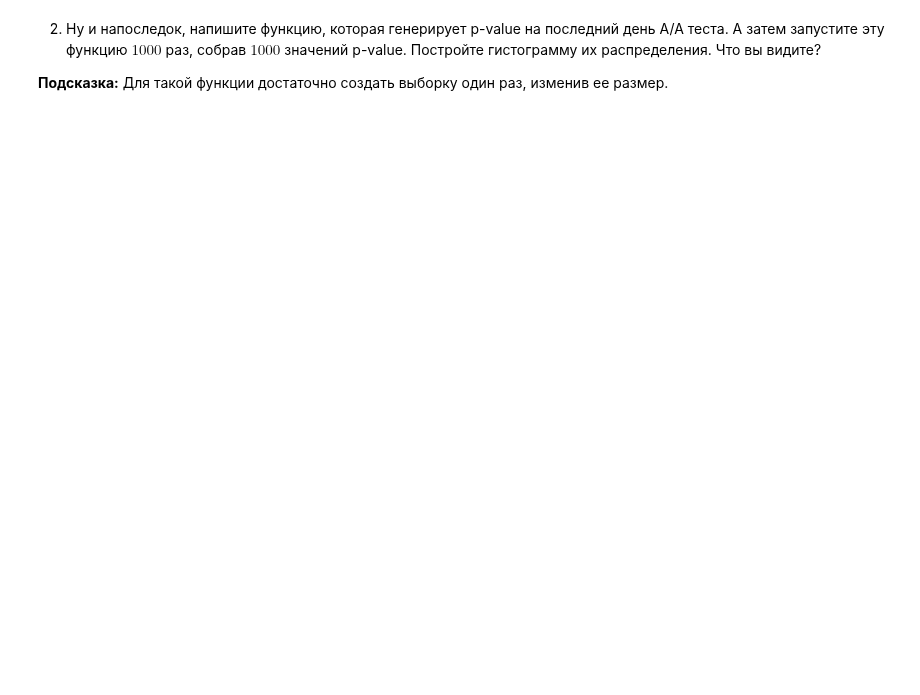
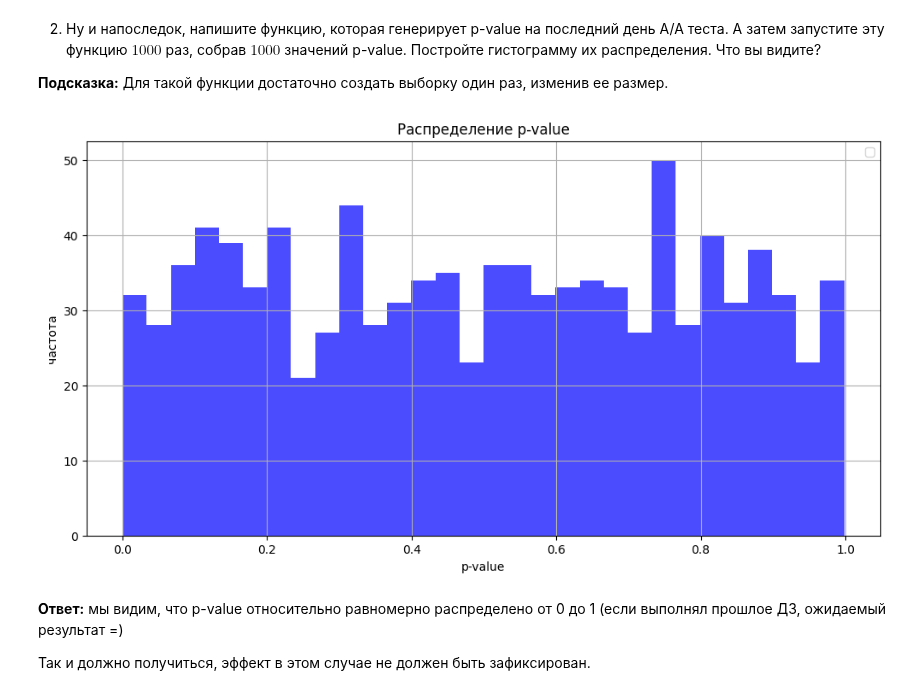
Before and after one commit to PavelMKh/HSE-AI, a Jupyter notebook: Math/stat_hw6.ipynb, the cells around one changed output. Drawn from its saved outputs; the diff is of its cells as text; code cells hidden in the pictures; blank space fills up the shorter version.

```diff
--- a/Math/stat_hw6.ipynb
+++ b/Math/stat_hw6.ipynb
@@ -915,0 +930,28 @@ __Подсказка:__ Для такой функции достаточно с
+# %%
+def aa_test(num_days=50, n_per_day=200, mu_A=100, sigma_A=40):
+    A = sts.norm.rvs(loc=mu_A, scale=sigma_A, size=n_per_day * num_days)
+    B = sts.norm.rvs(loc=mu_A, scale=sigma_A, size=n_per_day * num_days)
+
+    A_daily = A[:num_days * n_per_day]
+    B_daily = B[:num_days * n_per_day]
+
+    _, p_value = sts.ttest_ind(A_daily, B_daily)
+
+    return p_value
+
+p_values = [aa_test() for _ in range(1000)]
+
+plt.figure(figsize=(12, 6))
+plt.hist(p_values, bins=30, color='blue', alpha=0.7)
+plt.title('Распределение p-value')
+plt.xlabel('p-value')
+plt.ylabel('частота')
+plt.legend()
+plt.grid()
+plt.show()
+# %% [output]
+[figure, added]
+# %% [markdown]
+__Ответ:__ мы видим, что p-value относительно равномерно распределено от 0 до 1 (если выполнял прошлое ДЗ, ожидаемый результат =)
+
+Так и должно получиться, эффект в этом случае не должен быть зафиксирован.
```
Also changed, not shown: parts of 6 cells of this notebook.
